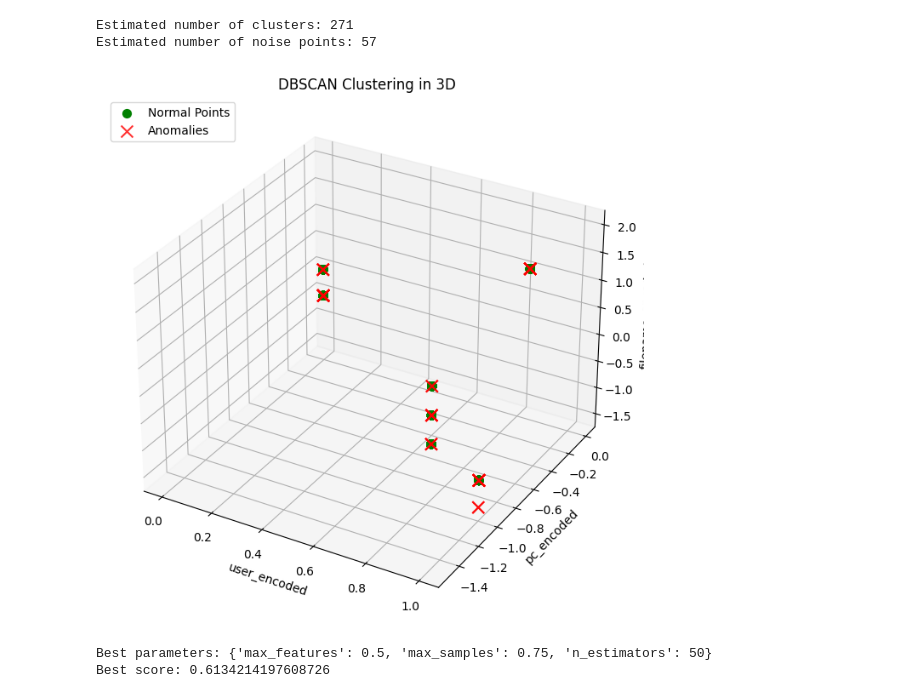
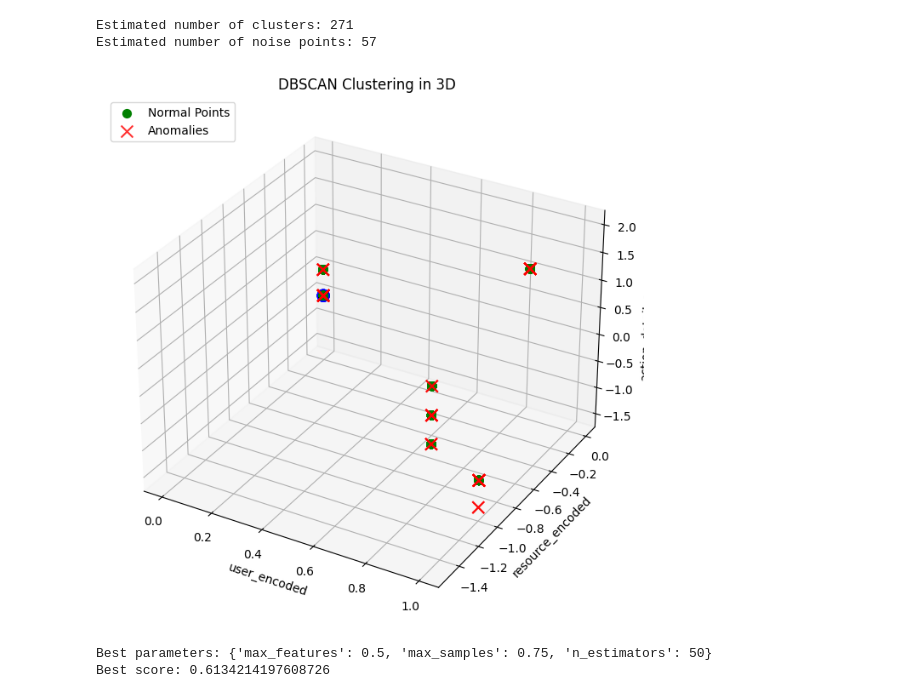
Before and after one commit to albionaguri/cybersecurity, a Jupyter notebook: dataset-sintetico.ipynb, the cells around one changed output. Cells and saved outputs as stored; diff of their text form; code cells hidden in the pictures.

```diff
--- a/dataset-sintetico.ipynb
+++ b/dataset-sintetico.ipynb
@@ -317,34 +343,37 @@ Estimated number of noise points: 57
 # %%
 import matplotlib.pyplot as plt
 from mpl_toolkits.mplot3d import Axes3D
 from sklearn.cluster import DBSCAN
 import numpy as np
 
 X = scaled_df[['access_type_encoded', 'resource_encoded', 'action_detail_encoded']].values
 
 
 # Create a 3D scatter plot
 fig = plt.figure(figsize=(10, 8))
 ax = fig.add_subplot(111, projection='3d')
 
 # Plot the normal (clustered) points in blue
 normal_points = ax.scatter(X[labels != -1, 0], X[labels != -1, 1], X[labels != -1, 2], c='green', s=50)
 
 # Plot the anomalies (noise points) in red with 'x' markers
 anomalies = ax.scatter(X[labels == -1, 0], X[labels == -1, 1], X[labels == -1, 2], marker='x', c='#FF0000', s=100, alpha=0.8)
 
+# plot the failed points
+failed_points = ax.scatter(X[labels == 1, 0], X[labels == 1, 1], X[labels == 1, 2], marker='o', c='blue', s=100, alpha=0.8, label='Failed')
+
 # Set labels and title
 ax.set_xlabel('user_encoded')
-ax.set_ylabel('pc_encoded')
-ax.set_zlabel('filename_encoded')
+ax.set_ylabel('resource_encoded')
+ax.set_zlabel('action_detail_encoded')
 ax.set_title('DBSCAN Clustering in 3D')
 
 # Add a legend
 ax.legend([normal_points, anomalies], ['Normal Points', 'Anomalies'], loc='upper left')
 
 plt.show()
 # %% [output]
-[figure, old version]
+[figure, new version]
 # %%
 from sklearn.metrics import silhouette_score
 from sklearn.model_selection import GridSearchCV
```
Also changed, not shown: parts of 7 cells of this notebook.
